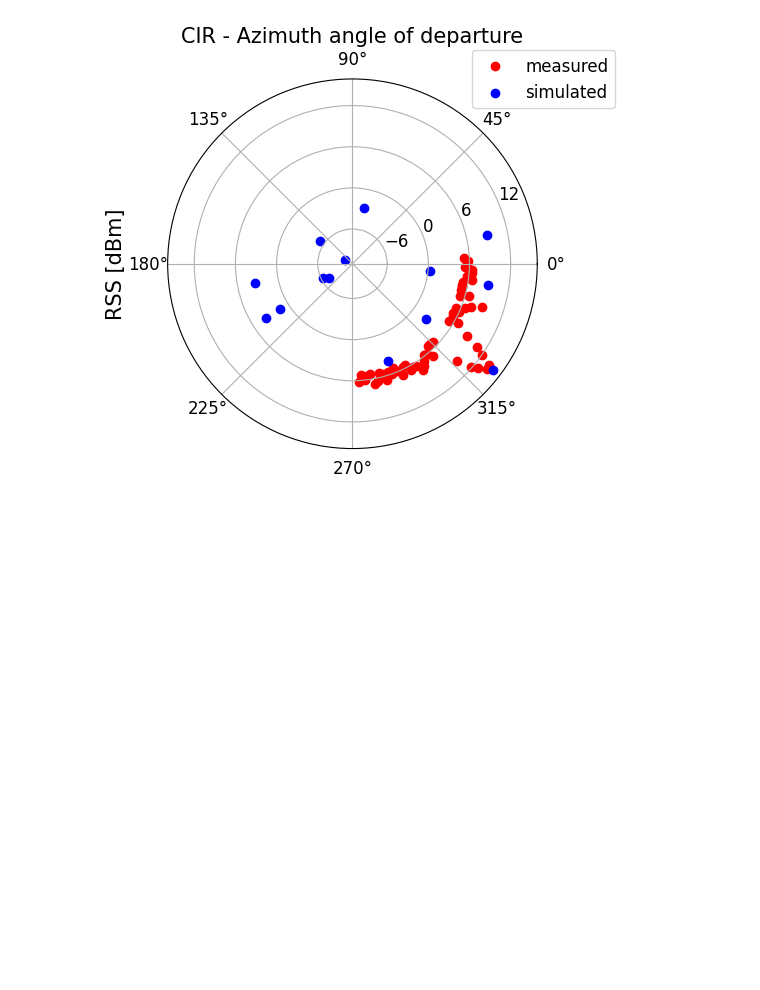
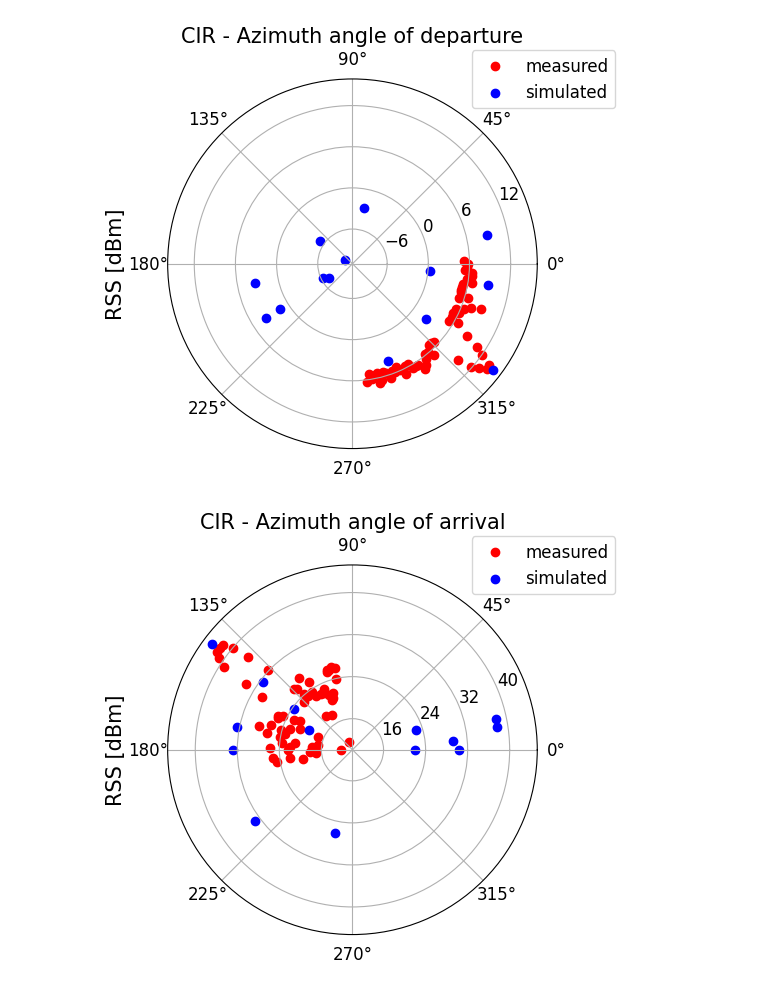
Before and after one commit to marekcrn/Masters-thesis, a Jupyter notebook: Measurement_evaluation.ipynb, the cells around one changed output. Saved outputs shown, nothing was run; the diff lists cells and outputs as text; code cells hidden in the pictures; blank space fills up the shorter version.

```diff
--- a/Measurement_evaluation.ipynb
+++ b/Measurement_evaluation.ipynb
@@ -15,7 +19,7 @@ RX_direct_gain = 16
 # %%
 fig, ax = plt.subplots(subplot_kw={'projection': 'polar'})
-ax.scatter((sweep_angles-42)*np.pi/180, measurement_1[:,0], color='red', label="measured")
-ax.scatter(LoS_simulation[:,4]*np.pi/180, TX_gain+RX_omni_gain+10*np.log10(LoS_simulation[:,1]), color='blue', label="simulated")
+ax.scatter((measurement_2[0:60,0]-38)*np.pi/180, measurement_1[:,0], color='red', label="measured")
+ax.scatter(LoS_simulation[:,4]*np.pi/180, TX_EIRP_directional+RX_EIRP_omni+10*np.log10(LoS_simulation[:,1]), color='blue', label="simulated")
 ax.yaxis.set_major_locator(MaxNLocator(nbins=5))
 angle = np.deg2rad(53)
 ax.legend(loc="lower left", fontsize=12, bbox_to_anchor=(.5 + np.cos(angle)/2, .5 + np.sin(angle)/2))
@@ -26,6 +30,21 @@ ax.tick_params(axis='x',labelsize=12)
 ax.grid(True)
 plt.show()
 # %% [output]
-[figure, old version]
+[figure, new version]
+# %%
+fig, ax = plt.subplots(subplot_kw={'projection': 'polar'})
+ax.scatter((measurement_2[:,0]+147)*np.pi/180, measurement_2[:,1], color='red', label="measured")
+ax.scatter(LoS_simulation[:,6]*np.pi/180,TX_EIRP_waveguide_LOS+RX_EIRP_directional+10*np.log10(LoS_simulation[:,1]), color='blue', label="simulated")
+ax.yaxis.set_major_locator(MaxNLocator(nbins=5))
+angle = np.deg2rad(53)
+ax.legend(loc="lower left", fontsize=12, bbox_to_anchor=(.5 + np.cos(angle)/2, .5 + np.sin(angle)/2))
+ax.set_title("CIR - Azimuth angle of arrival", fontsize=15)
+ax.set_ylabel("RSS [dBm]", labelpad=30, fontsize=15)
+ax.tick_params(axis='y',labelsize=12)
+ax.tick_params(axis='x',labelsize=12)
+ax.grid(True)
+plt.show()
+# %% [output]
+[figure, added]
 # %%
 fig, ax = plt.subplots(subplot_kw={'projection': 'polar'})
```
Also changed, not shown: parts of 5 cells of this notebook, 1 other file.
